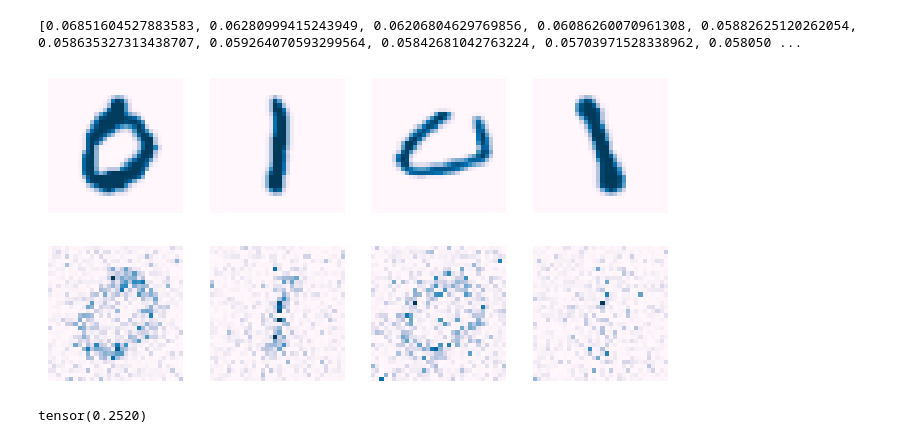
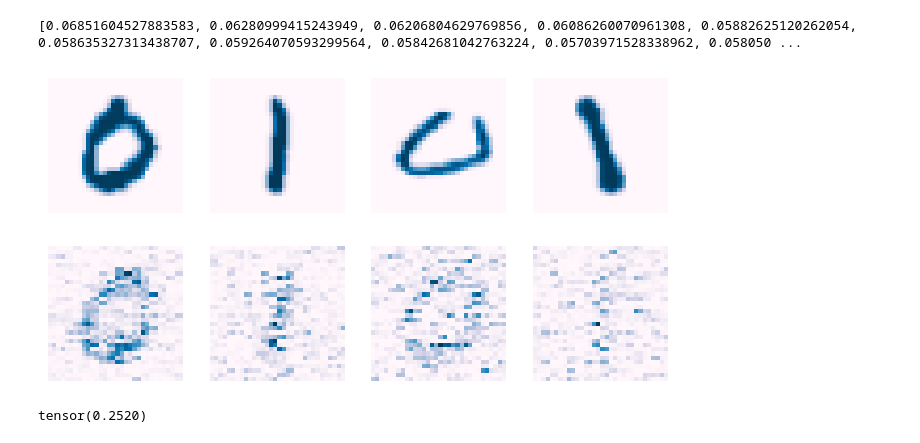
Before and after one commit to Oounce/classical-quantum-mnist, a Jupyter notebook: Quantum_Reconstruction.ipynb, the cells around one changed output. Drawn from its saved outputs; the diff is of its cells as text; code cells hidden in the pictures.

```diff
--- a/Quantum_Reconstruction.ipynb
+++ b/Quantum_Reconstruction.ipynb
@@ -111,7 +111,7 @@ most_important = np.argsort(variance)[-64:]
 import pennylane as qml
 
 num_qubits = int(np.ceil(np.log2(px * px))) # 10
-num_layers = 40
+num_layers = 30
 
 dev = qml.device("default.qubit", wires=num_qubits)
 # %% [markdown]
@@ -259,7 +259,7 @@ Training
 from torch.autograd import Variable
 import torch.optim as optim
 
-lr = 0.05
+lr = 0.01
 num_epoch = 10
 device = torch.device("cpu")
 pp = ProgressPlotter(groups=['loss'])
@@ -339,28 +339,28 @@ for i in range(batch_size):
 # %%
 fig, axs = plt.subplots(2, 4, figsize=(8, 4))
 
 targets = [target_imgs_0[0], target_imgs_1[0], target_imgs_0[40], target_imgs_1[61]]
 predictions = [pred_0[0], pred_1[0], pred_0[40], pred_1[61]]
 
 vmin = 0
 vmax = 1
 
 for i in range(4):
 
-    target_image = targets[i].reshape(px,px).numpy()
+    target_image = targets[i].reshape(32,32).numpy()
     predicted_image = predictions[i] / predictions[i].max()
-    predicted_image = predicted_image.reshape(px,px)
+    predicted_image = predicted_image.reshape(32,32)
 
     axs[0,i].set_axis_off()
     axs[1,i].set_axis_off()
 
     img = axs[0,i].imshow(target_image, vmin=vmin, vmax=vmax, cmap="PuBu")
     img = axs[1,i].imshow(predicted_image, vmin=vmin, vmax=vmax, cmap="PuBu")
 
 # fig.colorbar(img, ax=axs[:,:])
 plt.savefig(f"images/{num_layers}_layers_{lr}_lr.eps")
 # %% [output]
-[figure, old version]
+[figure, new version]
 # %%
 from torchmetrics.image import StructuralSimilarityIndexMeasure
 
```
